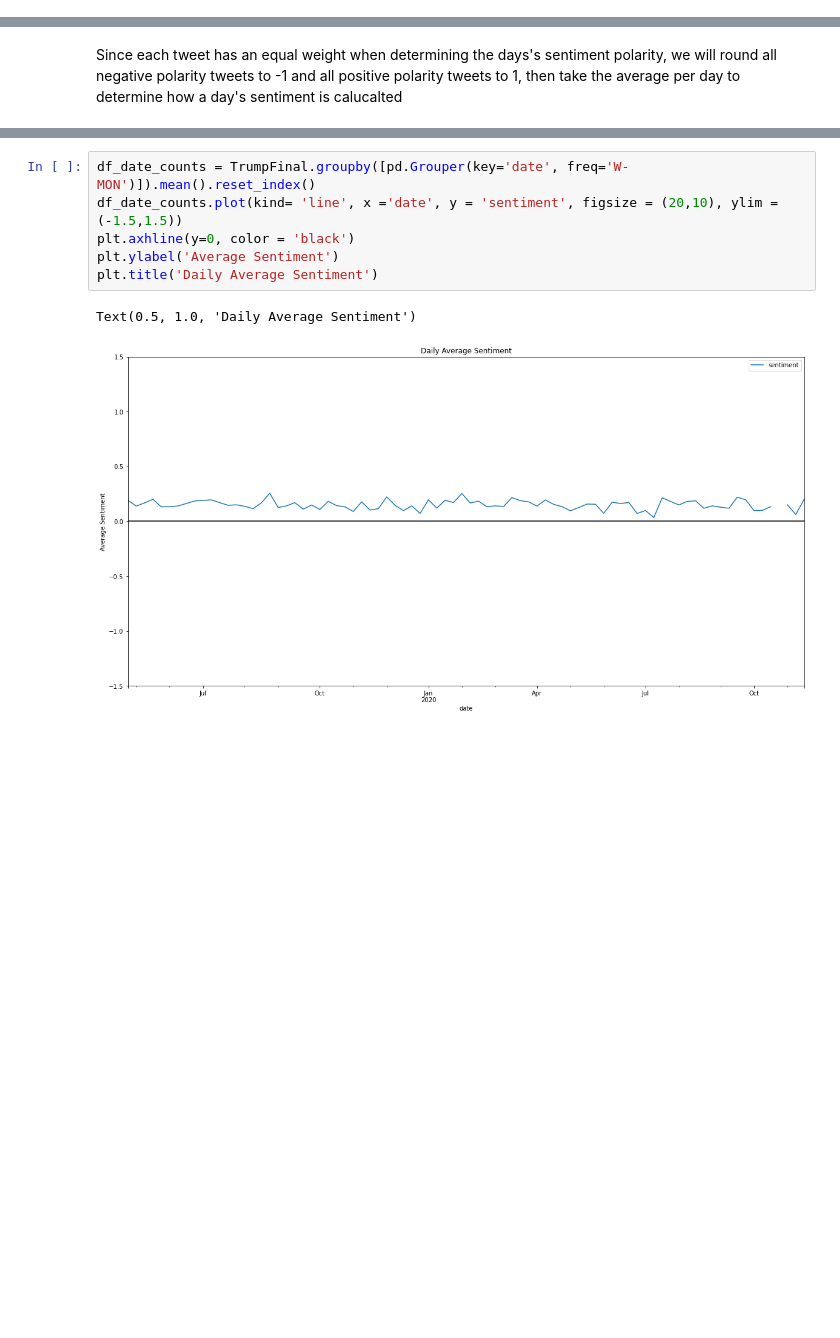
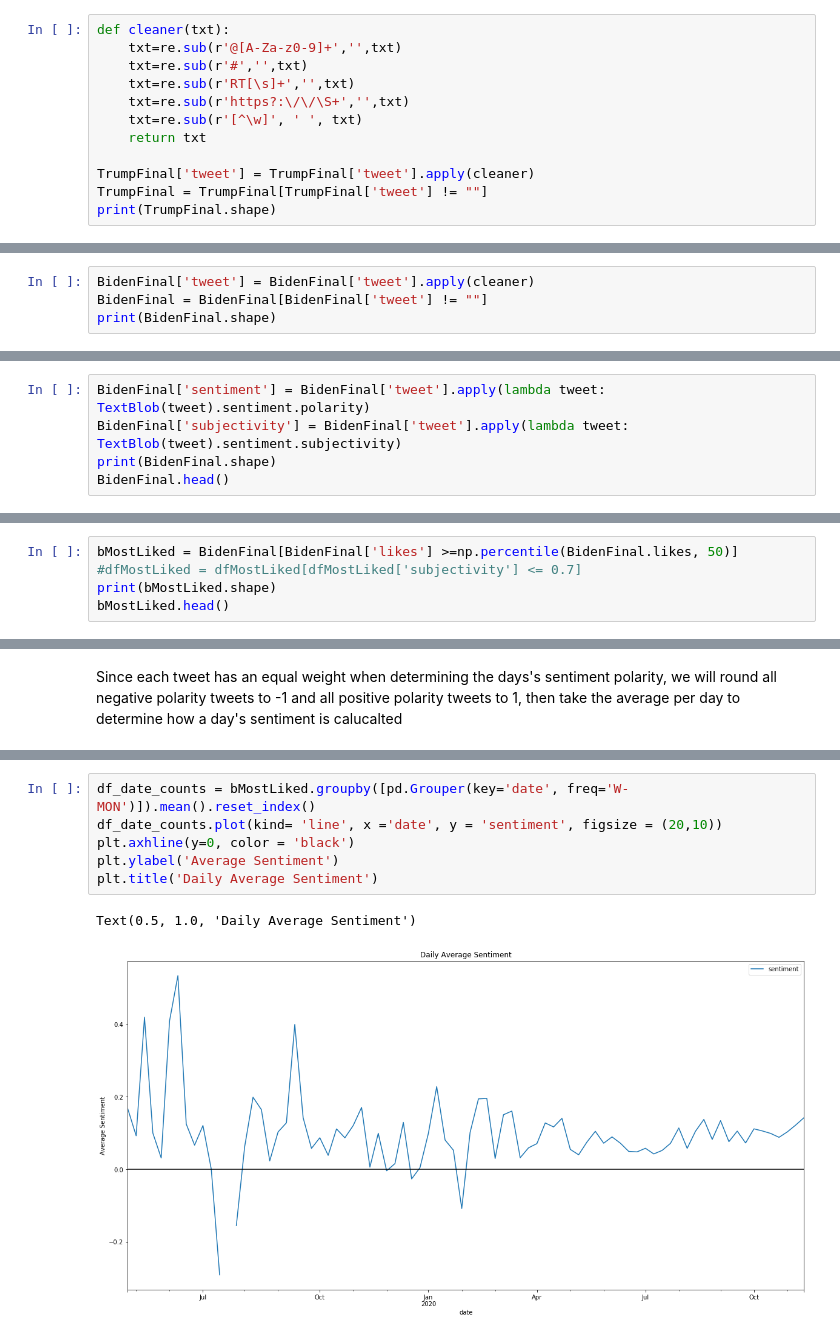
Before and after one commit to jaimev408/TrumpBidenNLP, a Jupyter notebook: Trump Biden NLP.ipynb, the cells around one changed output, grey strips where cells are left out. Saved outputs shown, nothing was run; the diff lists cells and outputs as text; blank space fills up the shorter version.

```diff
--- a/Trump Biden NLP.ipynb
+++ b/Trump Biden NLP.ipynb
@@ -161,0 +243,12 @@ TrumpFinal.head()
+# %%
+def cleaner(txt):
+    txt=re.sub(r'@[A-Za-z0-9]+','',txt)
+    txt=re.sub(r'#','',txt)
+    txt=re.sub(r'RT[\s]+','',txt)
+    txt=re.sub(r'https?:\/\/\S+','',txt)
+    txt=re.sub(r'[^\w]', ' ', txt)
+    return txt
+
+TrumpFinal['tweet'] = TrumpFinal['tweet'].apply(cleaner)
+TrumpFinal = TrumpFinal[TrumpFinal['tweet'] != ""]
+print(TrumpFinal.shape)
@@ -161,0 +257,4 @@ TrumpFinal.head()
+# %%
+BidenFinal['tweet'] = BidenFinal['tweet'].apply(cleaner)
+BidenFinal = BidenFinal[BidenFinal['tweet'] != ""]
+print(BidenFinal.shape)
@@ -216,0 +307,5 @@ Since we only care about determining popularity based on sentiment, we'll only u
+# %%
+BidenFinal['sentiment'] = BidenFinal['tweet'].apply(lambda tweet: TextBlob(tweet).sentiment.polarity)
+BidenFinal['subjectivity'] = BidenFinal['tweet'].apply(lambda tweet: TextBlob(tweet).sentiment.subjectivity)
+print(BidenFinal.shape)
+BidenFinal.head()
@@ -235,0 +338,5 @@ print(len(dfMostLiked[dfMostLiked.sentiment > 0]))
+# %%
+bMostLiked = BidenFinal[BidenFinal['likes'] >=np.percentile(BidenFinal.likes, 50)]
+#dfMostLiked = dfMostLiked[dfMostLiked['subjectivity'] <= 0.7]
+print(bMostLiked.shape)
+bMostLiked.head()
@@ -238,9 +364,9 @@ Since each tweet has an equal weight when determining the days's sentiment polar
 # %%
-df_date_counts = TrumpFinal.groupby([pd.Grouper(key='date', freq='W-MON')]).mean().reset_index()
-df_date_counts.plot(kind= 'line', x ='date', y = 'sentiment', figsize = (20,10), ylim = (-1.5,1.5))
+df_date_counts = bMostLiked.groupby([pd.Grouper(key='date', freq='W-MON')]).mean().reset_index()
+df_date_counts.plot(kind= 'line', x ='date', y = 'sentiment', figsize = (20,10))
 plt.axhline(y=0, color = 'black')
 plt.ylabel('Average Sentiment')
 plt.title('Daily Average Sentiment')
 # %% [output]
 Text(0.5, 1.0, 'Daily Average Sentiment')
-[figure, old version]
+[figure, new version]
```
Also changed, not shown: parts of 77 cells of this notebook, 4 other files.
